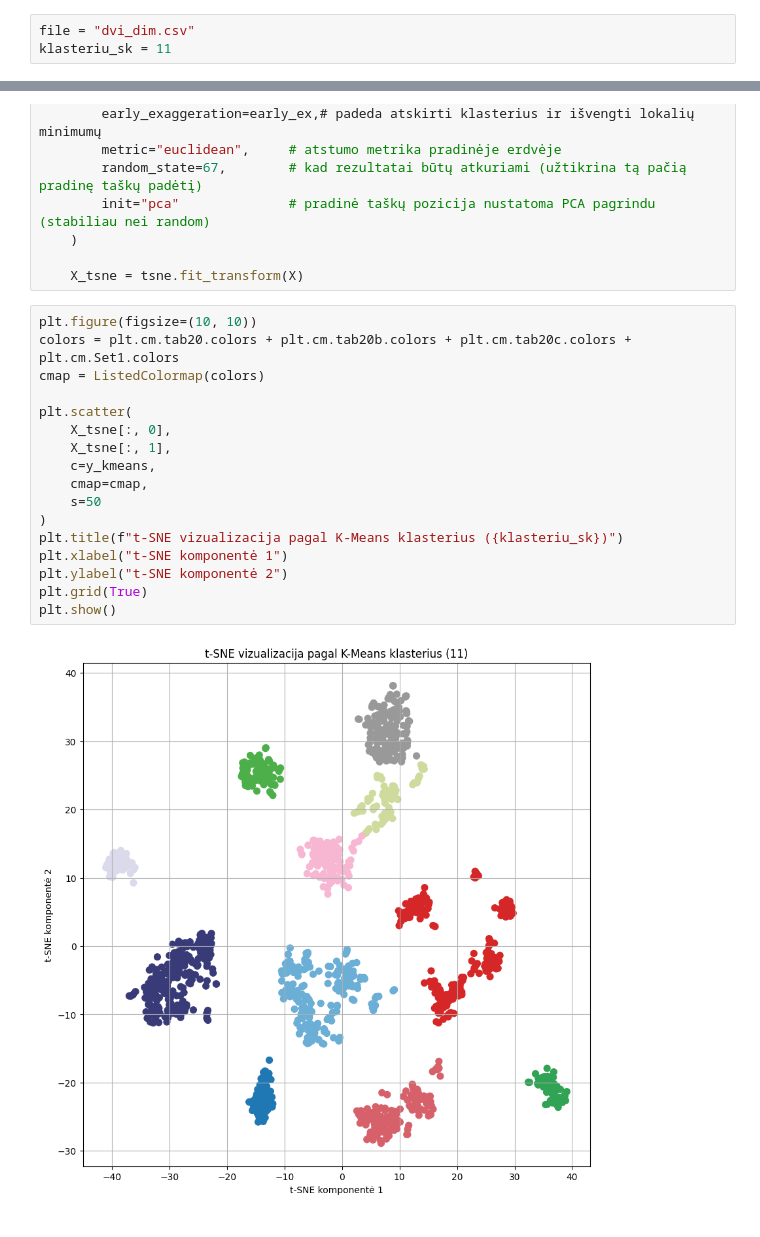
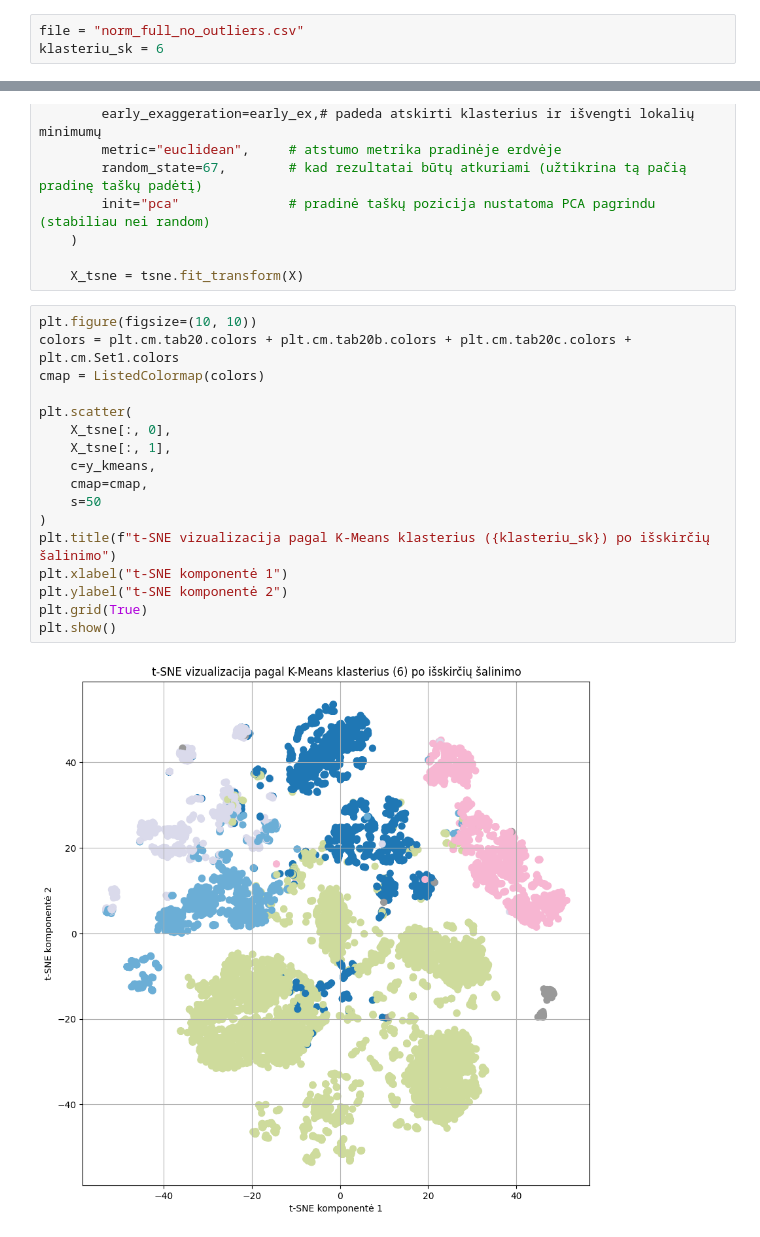
Before and after one commit to LivetaK/duomenu_tyryba_ir_masininis_mokymasis, a Jupyter notebook: 3_lab/k_means.ipynb, the cells around one changed output, grey strips where cells are left out. Drawn from its saved outputs; the diff is of its cells as text.

```diff
--- a/3_lab/k_means.ipynb
+++ b/3_lab/k_means.ipynb
@@ -6,8 +6,8 @@ from matplotlib.colors import ListedColormap
 from sklearn.manifold import TSNE
 import numpy as np
 # %%
-file = "dvi_dim.csv"
-klasteriu_sk = 11
+file = "norm_full_no_outliers.csv"
+klasteriu_sk = 6
 # %%
 df = pd.read_csv(file)
 labels = df.columns.to_list()
@@ -49,19 +49,19 @@ if file != "dvi_dim.csv":
 # %%
 plt.figure(figsize=(10, 10))
 colors = plt.cm.tab20.colors + plt.cm.tab20b.colors + plt.cm.tab20c.colors + plt.cm.Set1.colors
 cmap = ListedColormap(colors)
 
 plt.scatter(
     X_tsne[:, 0],
     X_tsne[:, 1],
     c=y_kmeans,
     cmap=cmap,
     s=50
 )
-plt.title(f"t-SNE vizualizacija pagal K-Means klasterius ({klasteriu_sk})")
+plt.title(f"t-SNE vizualizacija pagal K-Means klasterius ({klasteriu_sk}) po išskirčių šalinimo")
 plt.xlabel("t-SNE komponentė 1")
 plt.ylabel("t-SNE komponentė 2")
 plt.grid(True)
 plt.show()
 # %% [output]
-[figure, old version]
+[figure, new version]
```
Also changed, not shown: parts of 2 cells of this notebook, 4 other files.
